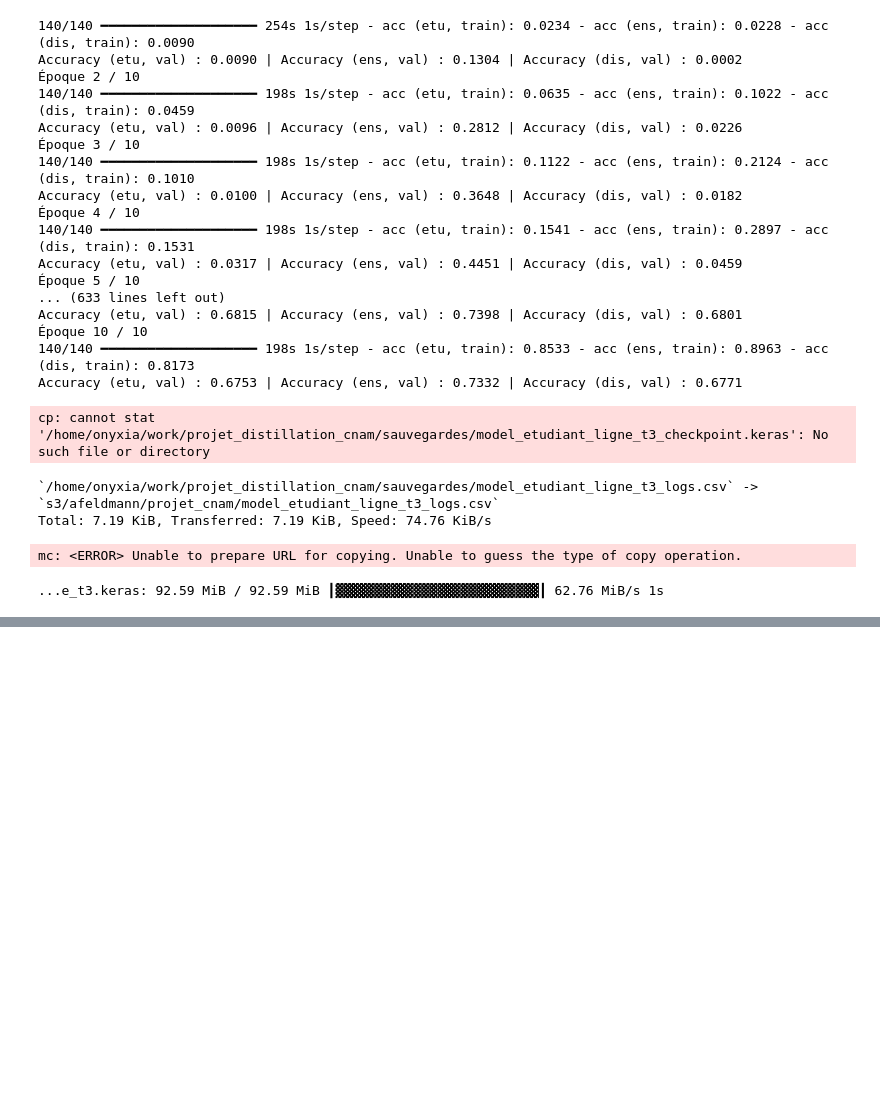
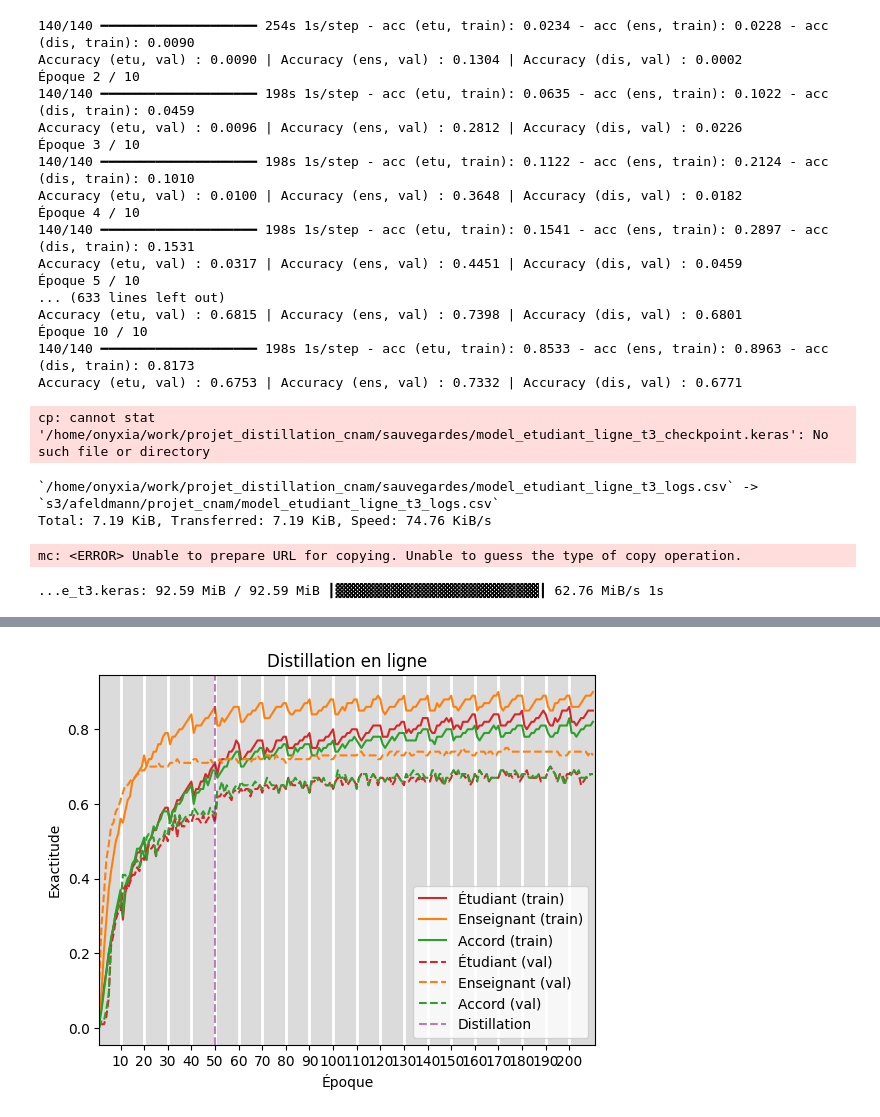
Before and after one commit to arnaud-feldmann/projet_distillation_cnam, a Jupyter notebook: 6-distillation_en_ligne.ipynb, the cells around one changed output, grey strips where cells are left out. Saved outputs shown, nothing was run; the diff lists cells and outputs as text; code cells hidden in the pictures; blank space fills up the shorter version.

Commit message:
Ajout graphique distillation en ligne

```diff
--- a/6-distillation_en_ligne.ipynb
+++ b/6-distillation_en_ligne.ipynb
@@ -276,0 +299,24 @@ model_enseignant.save("/home/onyxia/work/projet_distillation_cnam/sauvegardes/mo
+# %%
+c = ["tab:red", "tab:orange", "tab:green"]
+history=np.genfromtxt("sauvegardes/model_etudiant_ligne_t3_logs.csv", delimiter=",", names = True)
+l = np.arange(history.shape[0]) + 1
+plt.plot(l, history['accuracy_etu'], c = c[0])
+plt.plot(l, history['accuracy_ens'], c = c[1])
+plt.plot(l, history['accuracy_dis'], c = c[2])
+plt.plot(l, history['val_accuracy_etu'], linestyle='dashed', c = c[0])
+plt.plot(l, history['val_accuracy_ens'], linestyle='dashed', c = c[1])
+plt.plot(l, history['val_accuracy_dis'], linestyle='dashed', c = c[2])
+plt.axvline(x=50, color='purple', ls='--', label='Limite réglage fin', alpha = 0.5)
+plt.title('Distillation en ligne')
+plt.ylabel('Exactitude')
+plt.xlabel('Époque')
+plt.legend(["Étudiant (train)", "Enseignant (train)", "Accord (train)",
+           "Étudiant (val)", "Enseignant (val)", "Accord (val)", "Distillation"], loc='best')
+plt.gca().set_xticks(np.where(history['split'][:-1] != history['split'][1:])[0] + 1)
+plt.gca().set_xlim(left = l[0], right = l[-1] + 1)
+plt.grid(True, color='w', linestyle='-', linewidth=2, axis = "x")
+plt.gca().patch.set_facecolor('0.8')
+plt.gca().patch.set_alpha(0.7)
+plt.show()
+# %% [output]
+[figure, added]
```
Also changed, not shown: parts of 2 cells of this notebook, 1 other file.
